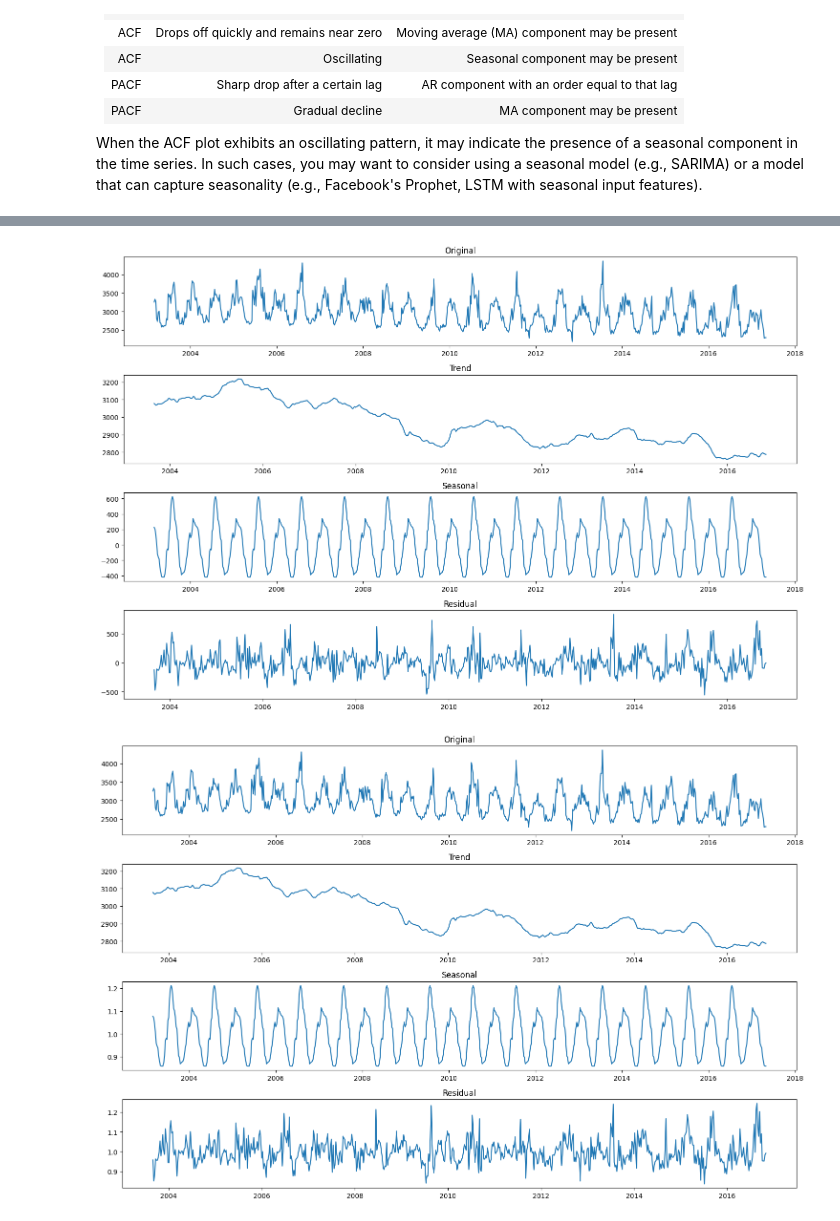
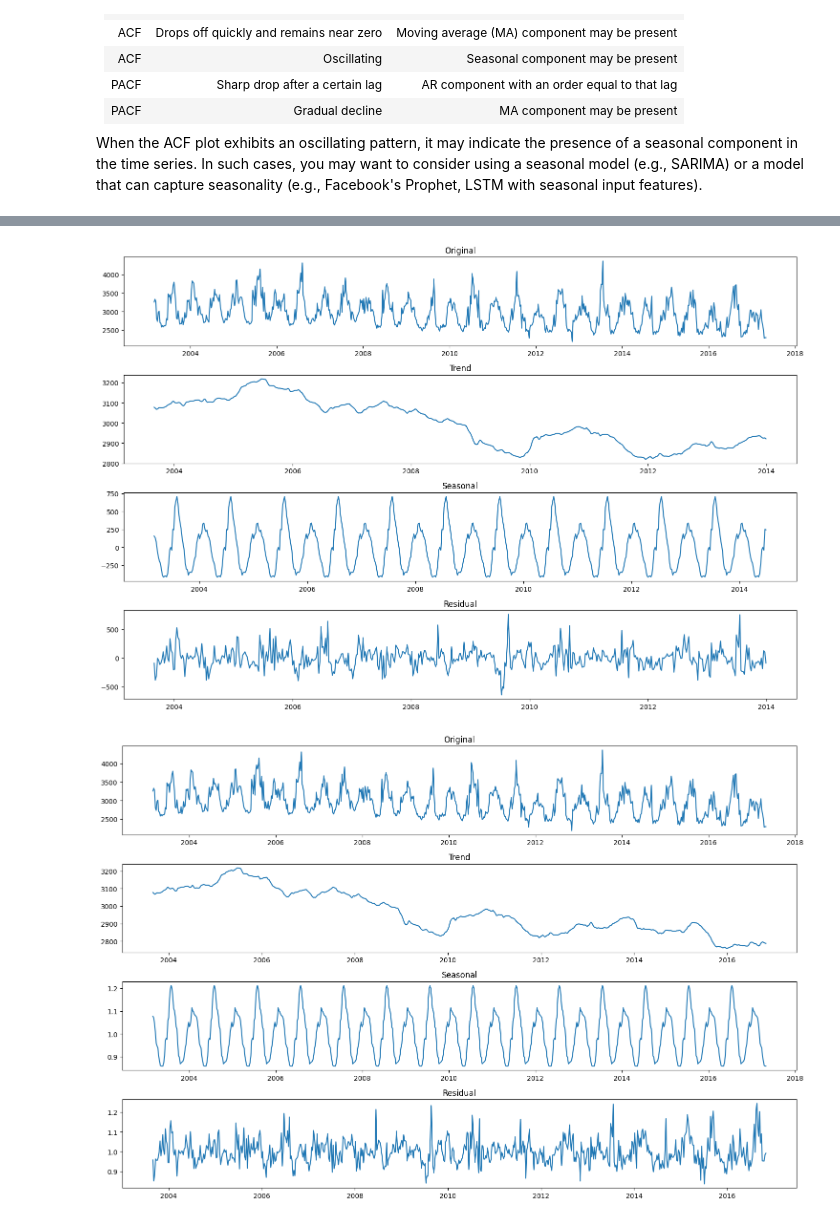
Before and after one commit to swhustla/comparison_of_time_series_methods, a Jupyter notebook: notebooks/DevDay_01_electricity_consumption.ipynb, the cells around one changed output, grey strips where cells are left out. Cells and saved outputs as stored; diff of their text form; code cells hidden in the pictures.

```diff
--- a/notebooks/DevDay_01_electricity_consumption.ipynb
+++ b/notebooks/DevDay_01_electricity_consumption.ipynb
@@ -168,25 +208,25 @@ When the ACF plot exhibits an oscillating pattern, it may indicate the presence
 # %%
 # Decomposing the time series - additive model
 
 from statsmodels.tsa.seasonal import seasonal_decompose
 
 # decompose the time series
-decomposition = seasonal_decompose(data, model="additive")
+decomposition = seasonal_decompose(training_data, model="additive", period=52)
 
 # plot the decomposition
 fig, (ax1, ax2, ax3, ax4) = plt.subplots(4, 1, figsize=(15, 10))
 ax1.plot(data)
 ax1.set_title("Original")
 ax2.plot(decomposition.trend)
 ax2.set_title("Trend")
 ax3.plot(decomposition.seasonal)
 ax3.set_title("Seasonal")
 ax4.plot(decomposition.resid)
 ax4.set_title("Residual")
 plt.tight_layout()
 plt.show()
 # %% [output]
-[figure, old version]
+[figure, new version]
 # %%
 # Decomposing the time series - multiplicative model
 
```
Also changed, not shown: parts of 12 cells of this notebook.
